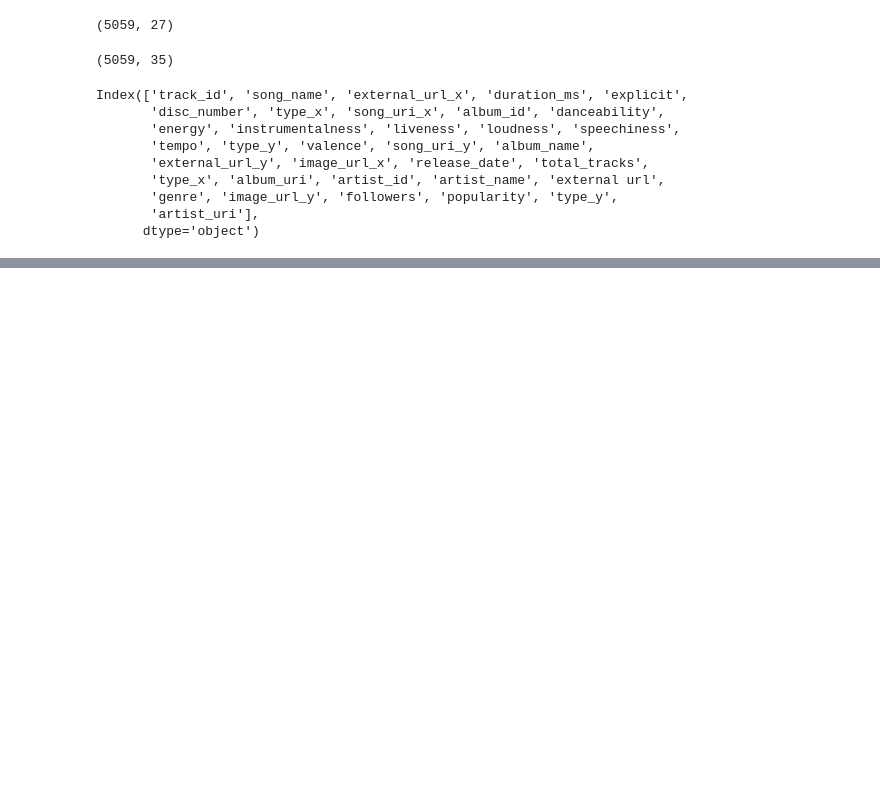
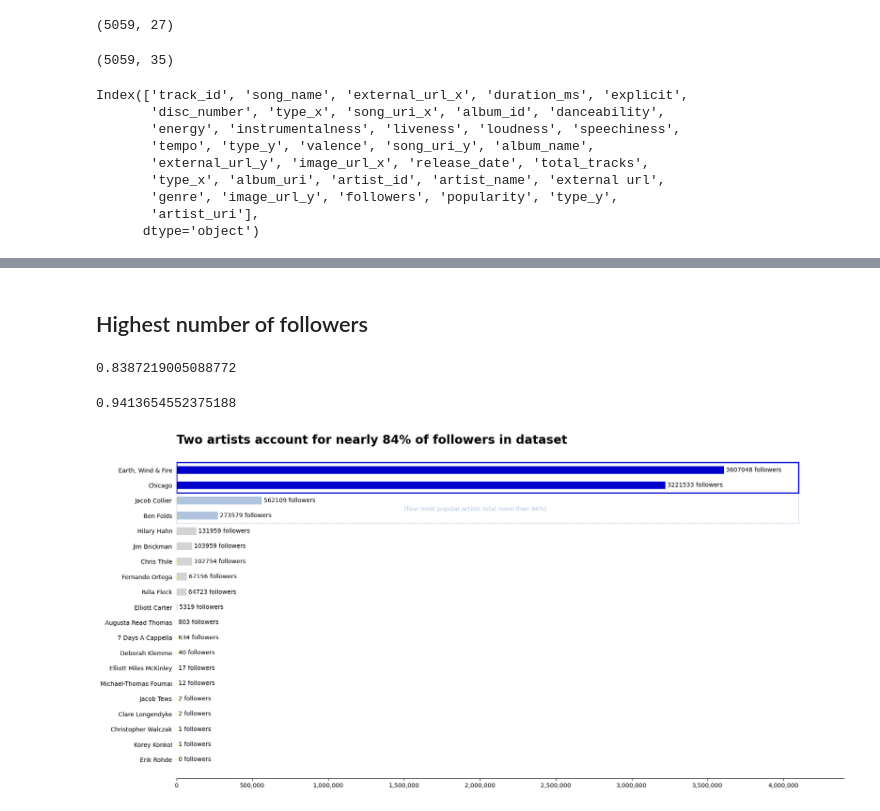
Before and after one commit to JacobTews/spotify, a Jupyter notebook: visualization_workspace.ipynb, the cells around one changed output, grey strips where cells are left out. Cells and saved outputs as stored; diff of their text form; code cells hidden in the pictures; blank space fills up the shorter version.

Commit message:
working on artist followers viz

```diff
--- a/visualization_workspace.ipynb
+++ b/visualization_workspace.ipynb
@@ -70,0 +110,53 @@ df = df[useful_cols]
+# %% [markdown]
+## Highest number of followers
+# %%
+total = artist_df['followers'].sum()
+(3607048+3221533) / total
+# %% [output]
+0.8387219005088772
+# %%
+(3607048+3221533+562109+273579) / total
+# %% [output]
+0.9413654552375188
+# %%
+colors = []
+for i in range(16):
+    colors.append('lightgray')
+for i in range(2):
+    colors.append('lightsteelblue')
+for i in range(2):
+    colors.append('mediumblue')
+# %%
+artist_df.sort_values('followers', inplace=True)
+
+fig, ax = plt.subplots(figsize=(20, 10))
+ax.tick_params(axis='y', color='yellow')
+ax.xaxis.set_major_formatter(matplotlib.ticker.StrMethodFormatter('{x:,.0f}'))
+ax.set_xlim(0, 4.4e6)
+hbars = ax.barh(
+    y=artist_df['artist_name'],
+    width=artist_df['followers'],
+    height=0.5,
+    color=colors)
+
+ax.spines['top'].set_visible(False)
+ax.spines['right'].set_visible(False)
+ax.spines['left'].set_visible(False)
+ax.bar_label(hbars, fmt=' %.0f followers')
+
+ax.set_title('Two artists account for nearly 84% of followers in dataset',
+            fontdict={
+                'weight': 'bold',
+                'size': 20
+            },
+            loc='left')
+
+rectangle_4 = matplotlib.patches.Rectangle((0, 15.5), 4.1e6, 2, linewidth=1, linestyle='--', edgecolor='lightsteelblue', facecolor='none')
+ax.add_patch(rectangle_4)
+rectangle_2 = matplotlib.patches.Rectangle((0, 17.5), 4.1e6, 2, linewidth=2, edgecolor='mediumblue', facecolor='none')
+ax.add_patch(rectangle_2)
+
+ax.text(1.5e6, 16.33, '(four most popular artists total more than 94%)', color='lightsteelblue')
+plt.show()
+# %% [output]
+[figure, added]
```
Also changed, not shown: parts of 8 cells of this notebook, 2 other files.
